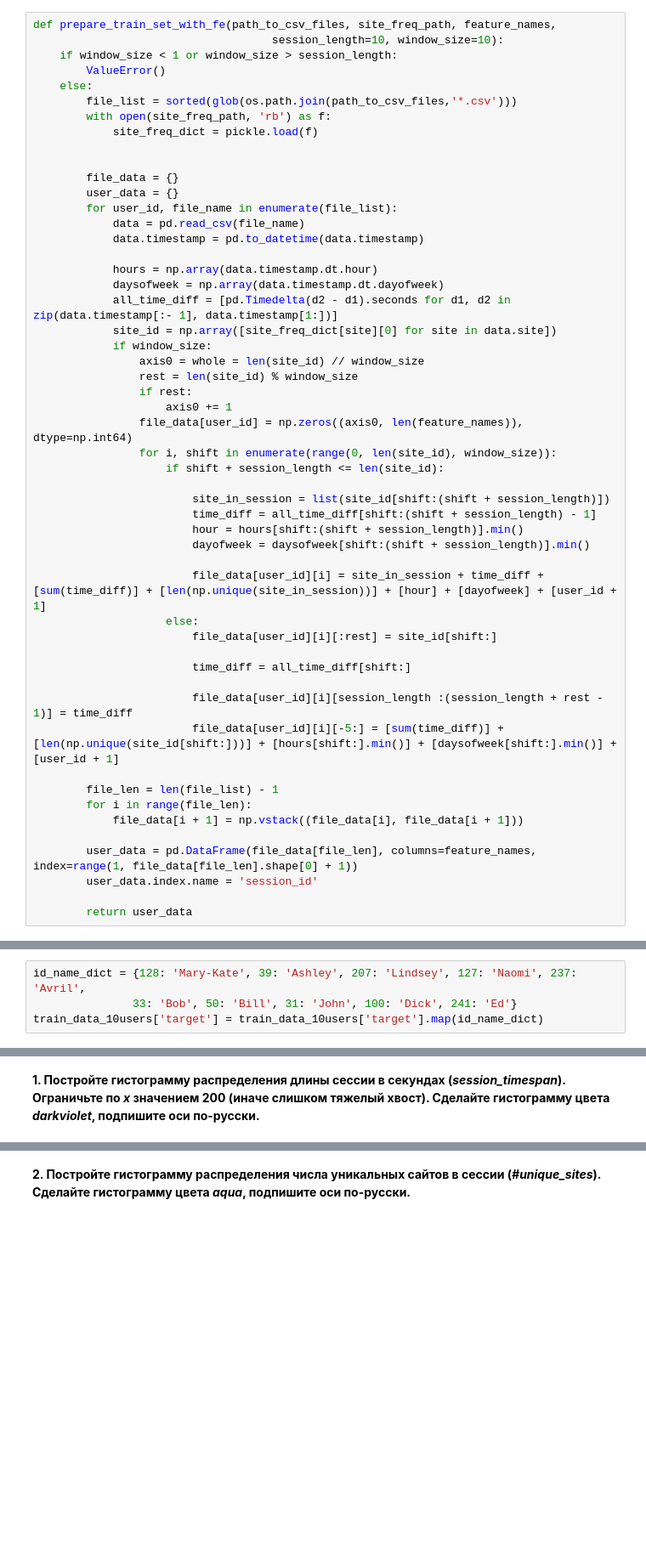
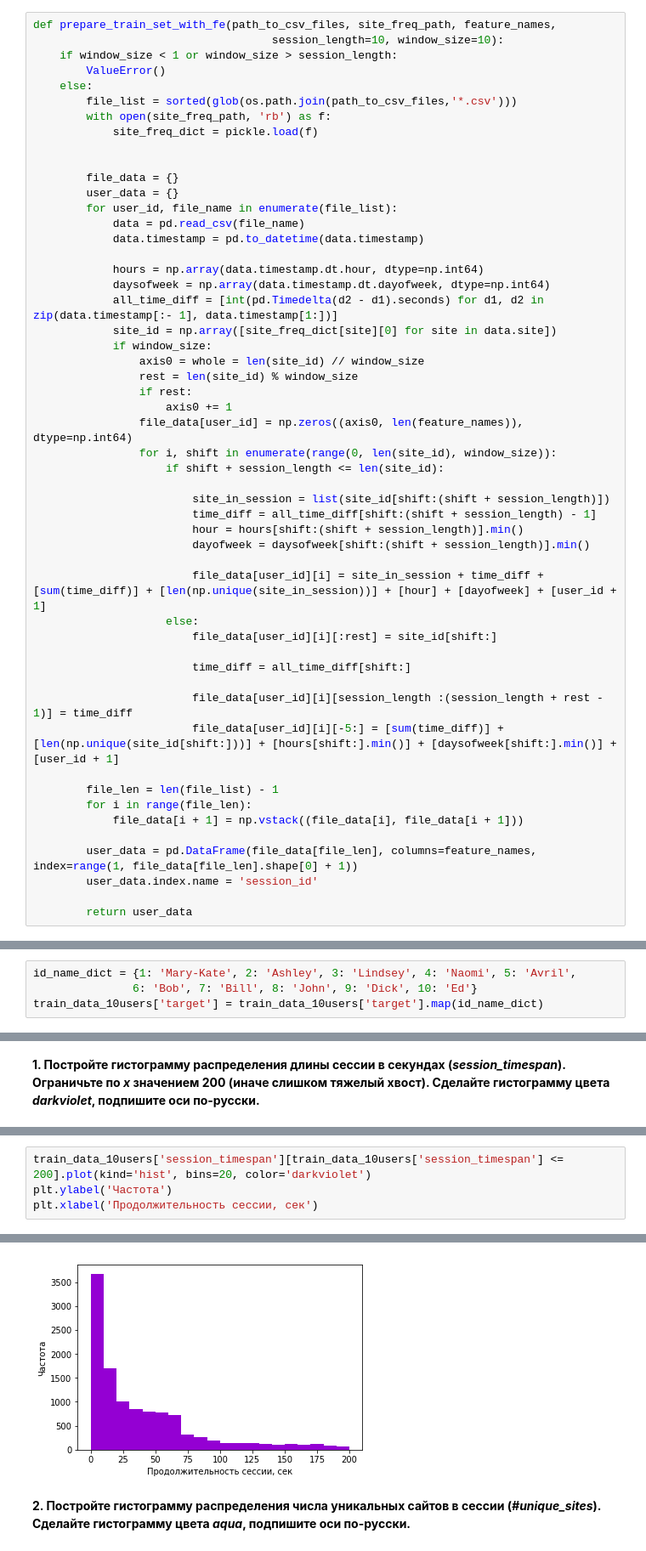
Before and after one commit to EIvanova3/elka, a Jupyter notebook: week3_visual_analysis_and_fe.ipynb, the cells around one changed output, grey strips where cells are left out. Shown: that part at 85% size. Cells and saved outputs as stored; diff of their text form; blank space fills up the shorter version.

```diff
--- a/week3_visual_analysis_and_fe.ipynb
+++ b/week3_visual_analysis_and_fe.ipynb
@@ -104,9 +104,9 @@ def prepare_train_set_with_fe(path_to_csv_files, site_freq_path, feature_names,
             data = pd.read_csv(file_name)
             data.timestamp = pd.to_datetime(data.timestamp)
 
-            hours = np.array(data.timestamp.dt.hour)
-            daysofweek = np.array(data.timestamp.dt.dayofweek)
-            all_time_diff = [pd.Timedelta(d2 - d1).seconds for d1, d2 in zip(data.timestamp[:- 1], data.timestamp[1:])]
+            hours = np.array(data.timestamp.dt.hour, dtype=np.int64)
+            daysofweek = np.array(data.timestamp.dt.dayofweek, dtype=np.int64)
+            all_time_diff = [int(pd.Timedelta(d2 - d1).seconds) for d1, d2 in zip(data.timestamp[:- 1], data.timestamp[1:])]
             site_id = np.array([site_freq_dict[site][0] for site in data.site])
             if window_size:
                 axis0 = whole = len(site_id) // window_size
@@ -281,8 +240,8 @@ np.median(new_features_150users['#unique_sites'])
 # %% [markdown]
 **Забавы ради, потехи для дадим пользователям имена и ассоциируем с ними цвета.**
 # %%
-id_name_dict = {128: 'Mary-Kate', 39: 'Ashley', 207: 'Lindsey', 127: 'Naomi', 237: 'Avril',
-               33: 'Bob', 50: 'Bill', 31: 'John', 100: 'Dick', 241: 'Ed'}
+id_name_dict = {1: 'Mary-Kate', 2: 'Ashley', 3: 'Lindsey', 4: 'Naomi', 5: 'Avril',
+               6: 'Bob', 7: 'Bill', 8: 'John', 9: 'Dick', 10: 'Ed'}
 train_data_10users['target'] = train_data_10users['target'].map(id_name_dict)
 # %%
 color_dic = {'Mary-Kate': 'pink', 'Ashley': 'darkviolet', 'Lindsey':'blueviolet',
@@ -295,0 +253,5 @@ train_data_10users['session_timespan']  ''' ВАШ КОД ЗДЕСЬ '''
+# %%
+train_data_10users['session_timespan'][train_data_10users['session_timespan'] <= 200].plot(kind='hist', bins=20, color='darkviolet')
+plt.ylabel('Частота')
+plt.xlabel('Продолжительность сессии, сек')
+# %% [output]
@@ -296,2 +259,3 @@ train_data_10users['session_timespan']  ''' ВАШ КОД ЗДЕСЬ '''
+[figure, added]
 # %% [markdown]
 **2. Постройте гистограмму распределения числа уникальных сайтов в сессии (*#unique_sites*). Сделайте гистограмму цвета *aqua*, подпишите оси по-русски.**
```
Also changed, not shown: parts of 27 cells of this notebook, 1 other file.
